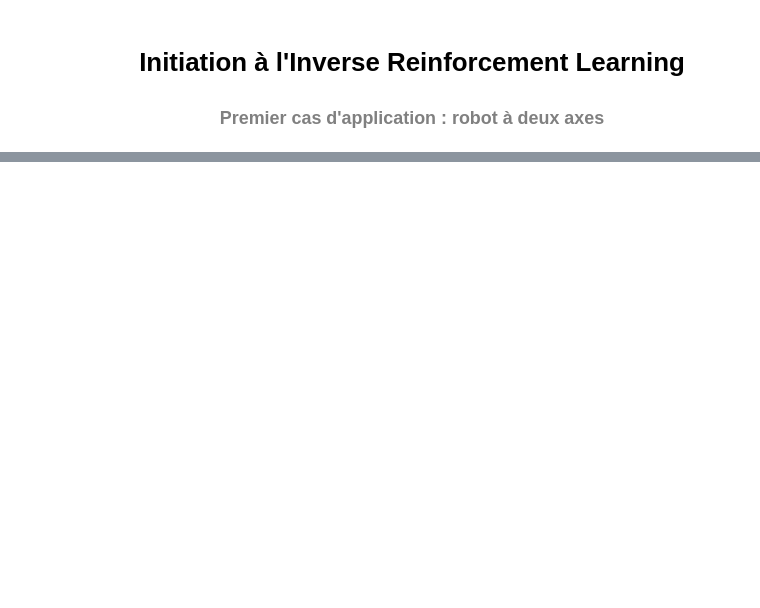
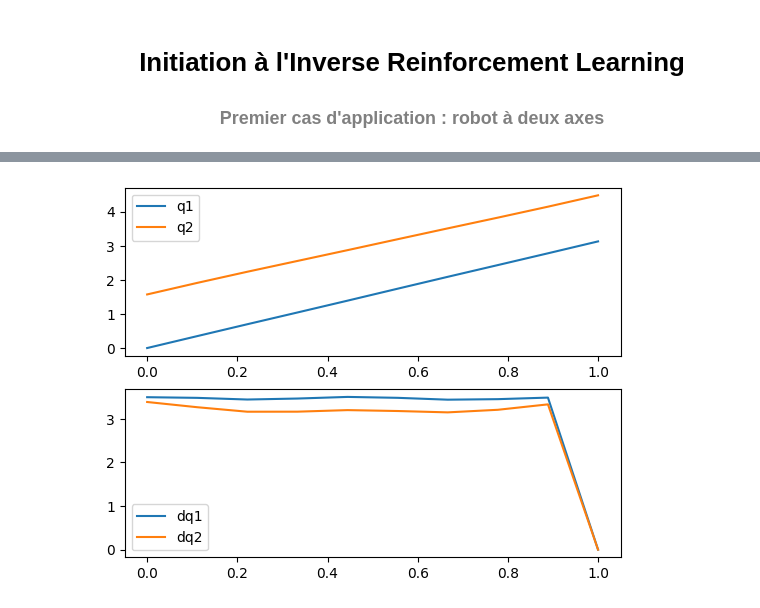
Before and after one commit to MaxMosh/OC-IRL, a Jupyter notebook: Starting/2 - Cas d'application 1/second_optimization_problem.ipynb, the cells around one changed output, grey strips where cells are left out. Cells and saved outputs as stored; diff of their text form; code cells hidden in the pictures; blank space fills up the shorter version.

```diff
--- a/Starting/2 - Cas d'application 1/second_optimization_problem.ipynb
+++ b/Starting/2 - Cas d'application 1/second_optimization_problem.ipynb
@@ -135,0 +349,13 @@ Image(open('robot_arm_v1.gif','rb').read())
+# %%
+plt.figure()
+plt.subplot(2,1,1)
+plt.plot(np.linspace(t_0, t_f, N), q1, label='q1')
+plt.plot(np.linspace(t_0, t_f, N), q2, label='q2')
+plt.legend()
+plt.subplot(2,1,2)
+plt.plot(np.linspace(t_0, t_f, N), dq1, label='dq1')
+plt.plot(np.linspace(t_0, t_f, N), dq2, label='dq2')
+plt.legend()
+plt.show()
+# %% [output]
+[figure, added]
```
Also changed, not shown: parts of 33 cells of this notebook, 3 other files.
